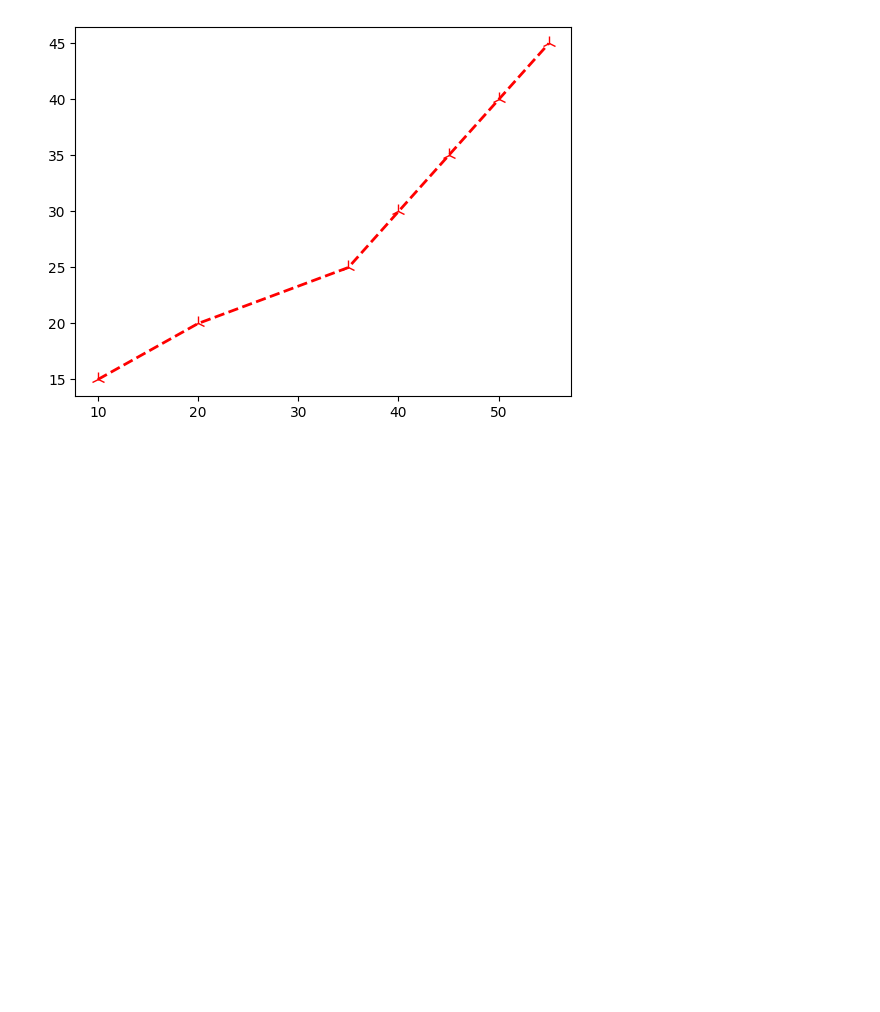
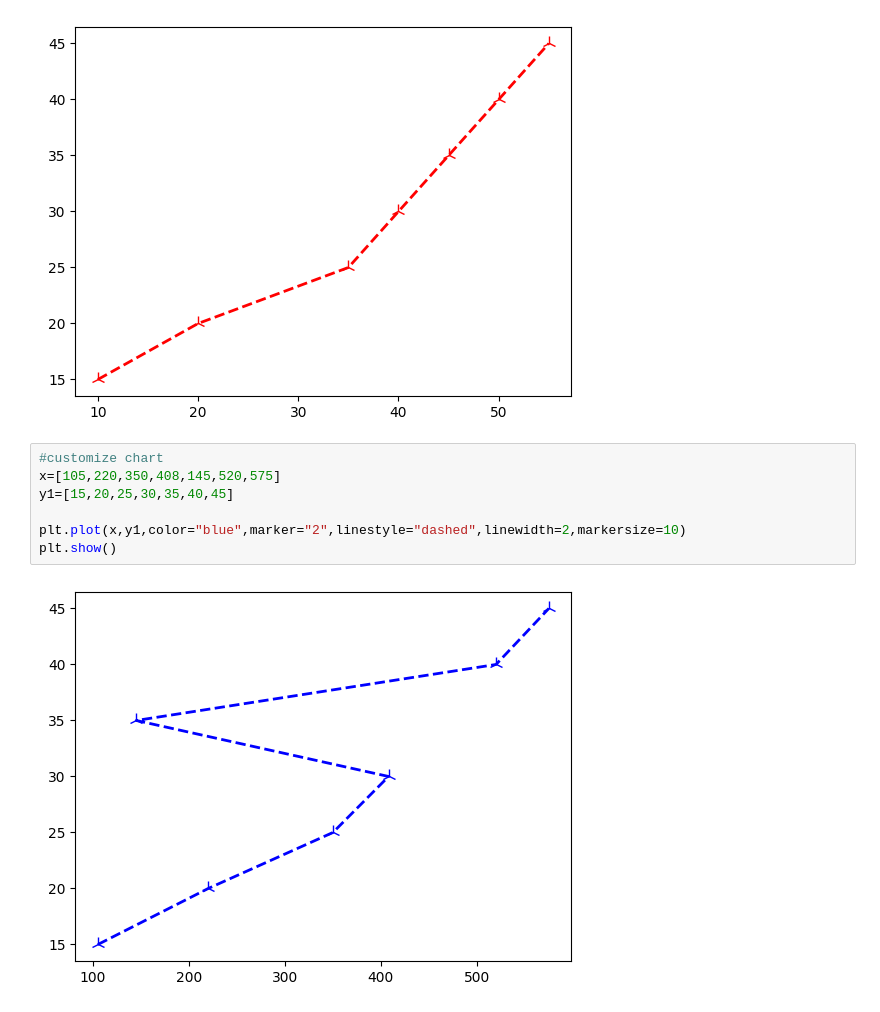
Before and after one commit to kailashchaudhary-p/Data-Science-Learning, a Jupyter notebook: Matplotlib.ipynb, the cells around one changed output. Drawn from its saved outputs; the diff is of its cells as text; blank space fills up the shorter version.

```diff
--- a/Matplotlib.ipynb
+++ b/Matplotlib.ipynb
@@ -36,3 +36,12 @@ plt.plot(x,y1,color="red",marker="2",linestyle="dashed",linewidth=2,markersize=1
 plt.show()
 # %% [output]
 [figure]
+# %%
+#customize chart
+x=[105,220,350,408,145,520,575]
+y1=[15,20,25,30,35,40,45]
+
+plt.plot(x,y1,color="blue",marker="2",linestyle="dashed",linewidth=2,markersize=10)
+plt.show()
+# %% [output]
+[figure, added]
```
